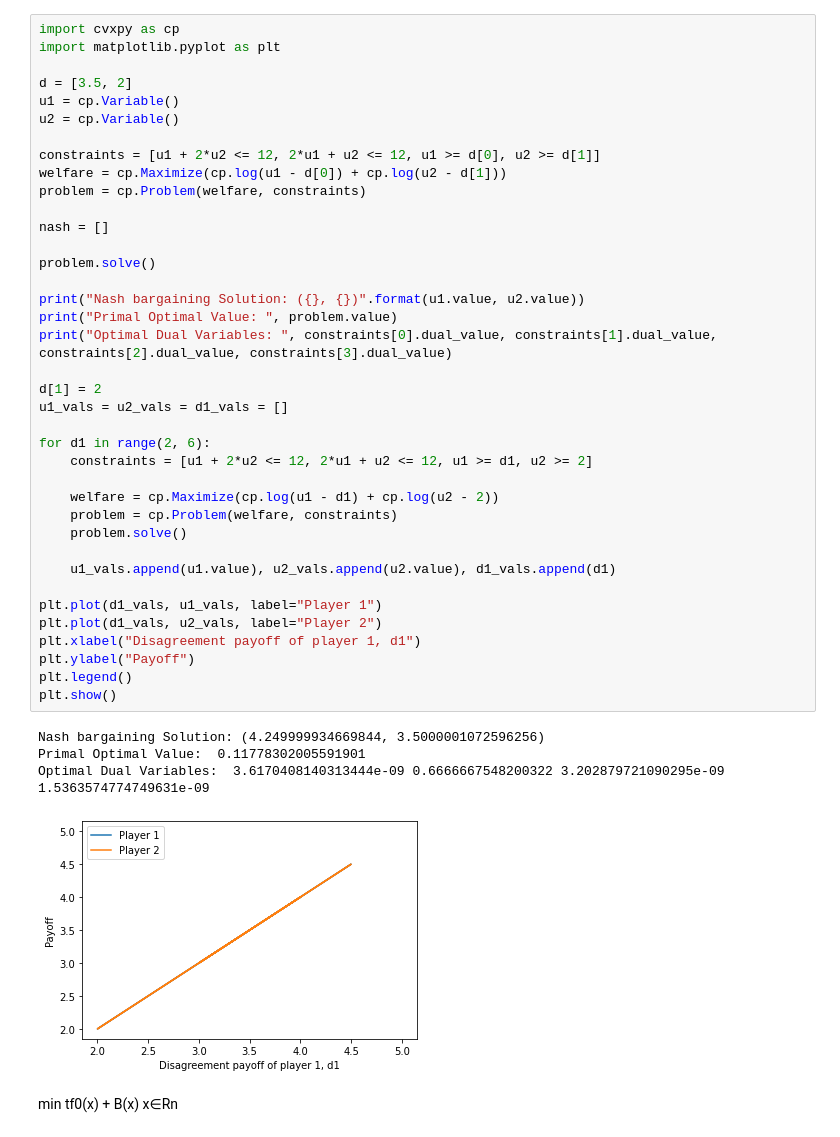
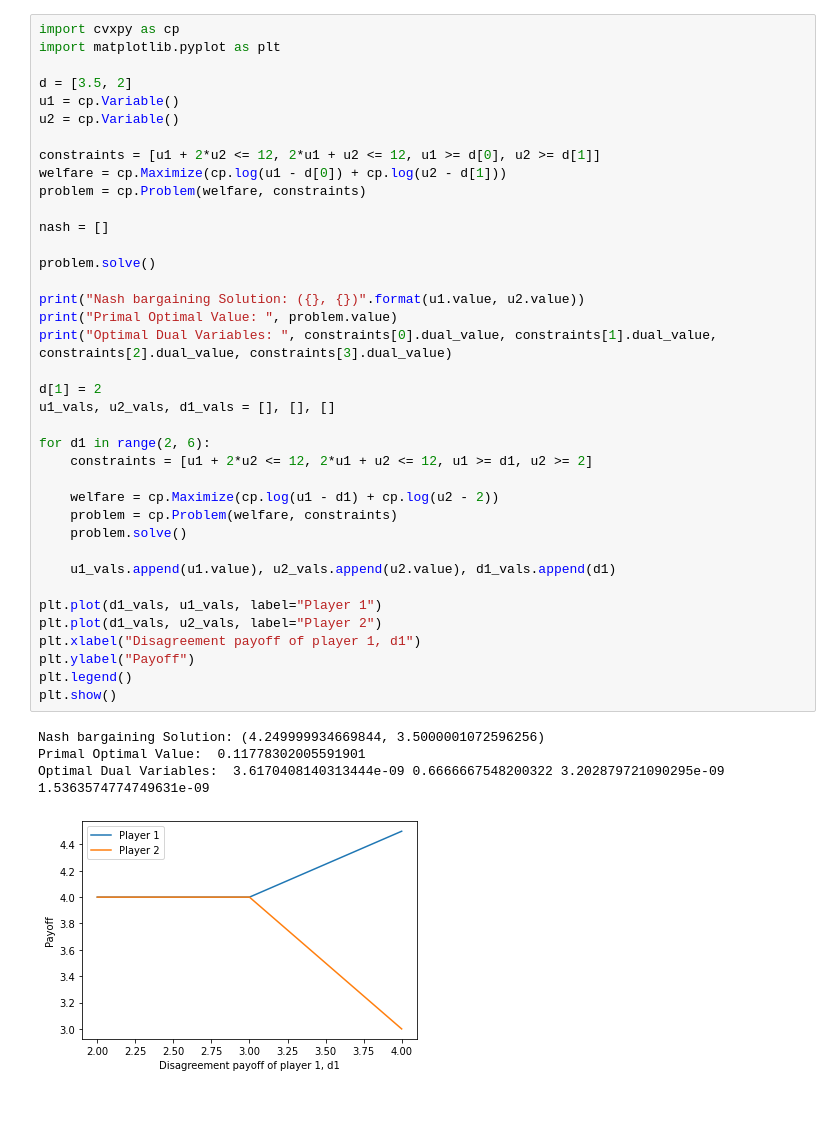
Before and after one commit to aditiisaxena/Convex-Optimisation-MTH377, a Jupyter notebook: Assignment-2.ipynb, the cells around one changed output. Drawn from its saved outputs; the diff is of its cells as text; blank space fills up the shorter version.

```diff
--- a/Assignment-2.ipynb
+++ b/Assignment-2.ipynb
@@ -38,35 +77,32 @@ problem = cp.Problem(welfare, constraints)
 
 nash = []
 
 problem.solve()
 
 print("Nash bargaining Solution: ({}, {})".format(u1.value, u2.value))
 print("Primal Optimal Value: ", problem.value)
 print("Optimal Dual Variables: ", constraints[0].dual_value, constraints[1].dual_value, constraints[2].dual_value, constraints[3].dual_value)
 
 d[1] = 2
-u1_vals = u2_vals = d1_vals = []
+u1_vals, u2_vals, d1_vals = [], [], []
 
 for d1 in range(2, 6):
     constraints = [u1 + 2*u2 <= 12, 2*u1 + u2 <= 12, u1 >= d1, u2 >= 2]
 
     welfare = cp.Maximize(cp.log(u1 - d1) + cp.log(u2 - 2))
     problem = cp.Problem(welfare, constraints)
     problem.solve()
 
     u1_vals.append(u1.value), u2_vals.append(u2.value), d1_vals.append(d1)
 
 plt.plot(d1_vals, u1_vals, label="Player 1")
 plt.plot(d1_vals, u2_vals, label="Player 2")
 plt.xlabel("Disagreement payoff of player 1, d1")
 plt.ylabel("Payoff")
 plt.legend()
 plt.show()
 # %% [output]
 Nash bargaining Solution: (4.249999934669844, 3.5000001072596256)
 Primal Optimal Value:  0.11778302005591901
 Optimal Dual Variables:  3.6170408140313444e-09 0.6666667548200322 3.202879721090295e-09 1.5363574774749631e-09
-[figure, old version]
+[figure, new version]
-# %% [markdown]
-min tf0(x) + B(x)
-x∈Rn
```
Also changed, not shown: parts of 8 cells of this notebook, 2 other files.
